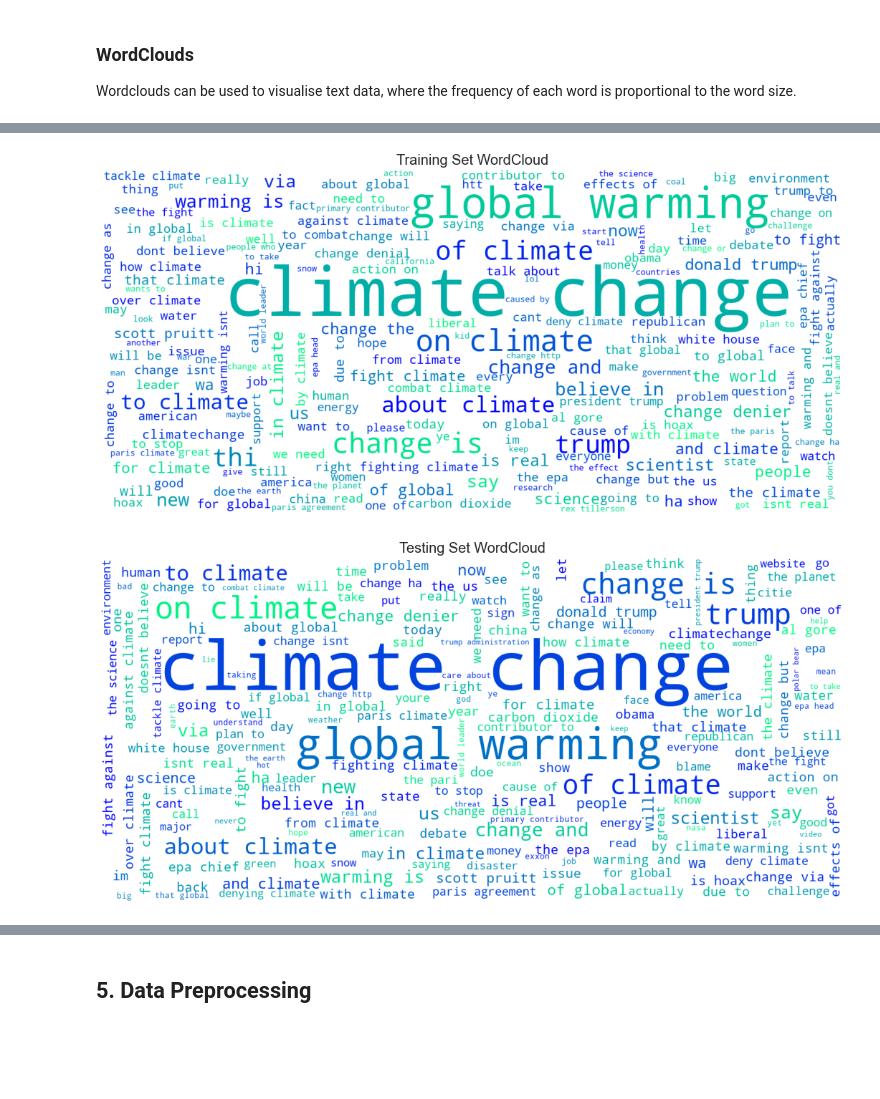
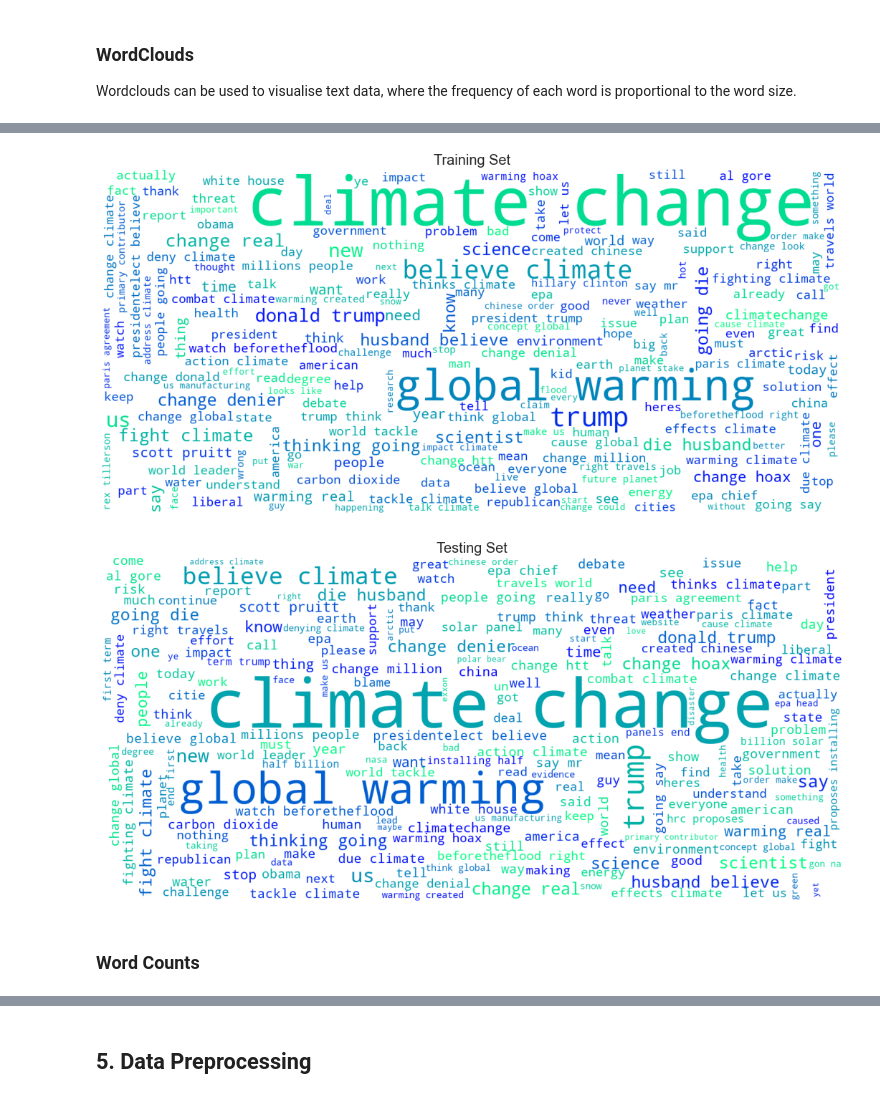
Before and after one commit to Lizette95/Team_RM5_ClassificationPredict_Notebook, a Jupyter notebook: Team_RM5_ClassificationNotebook.ipynb, the cells around one changed output, grey strips where cells are left out. Drawn from its saved outputs; the diff is of its cells as text; code cells hidden in the pictures; blank space fills up the shorter version.

Commit message:
Data cleaning, tokenization, stopwords & EDA

```diff
--- a/Team_RM5_ClassificationNotebook.ipynb
+++ b/Team_RM5_ClassificationNotebook.ipynb
@@ -141,6 +195,7 @@ There are 971 duplicate rows in the testing set.
 # %%
-train_data = train.drop_duplicates(subset='message', keep='first')
-test_data = test.drop_duplicates(subset='message', keep='first')
+# Drop duplicate rows/retweets
+# train_data = train_data.drop_duplicates(subset='message', keep='first')
+# test_data = test_data.drop_duplicates(subset='message', keep='first')
 # %% [markdown]
 ### Remove Unwanted Columns
 # %%
@@ -167,0 +225,3 @@ test_data.head()
+# %%
+train_data['message'] = train_data['message'].apply(word_tokenize)
+test_data['message'] = test_data['message'].apply(word_tokenize)
@@ -190,0 +248,12 @@ test_data['message'] = test_data['message'].apply(remove_noise)
+# %%
+def remove_stopwords(text):
+    """
+    Remove stopwords from text data.
+    """
+    stop_words = stopwords.words('english')
+    stop_words.extend(['https','via'])
+    stop_words = set(stop_words)
+    return [word for word in text if not word in stop_words]
+
+train_data['message'] = train_data['message'].apply(remove_stopwords)
+test_data['message'] = test_data['message'].apply(remove_stopwords)
@@ -252,11 +380,12 @@ Wordclouds can be used to visualise text data, where the frequency of each word
 # %%
 # Make Wordclouds
 def wc(df):
+    """
+    Join words to create wordclouds.
+    """
     words = ''
     for i in df:
-        i = str(i)
-        tokens = i.split()
-        words += " ".join(tokens)+" "
+        words += " ".join(i)+" "
     return words
 # Training Set
 train_words = wc(train_data['message'])
@@ -267,22 +427,24 @@ test_wordcloud = WordCloud(width=1500, height=700, background_color='white', col
 # %%
 # Wordcloud for Training Data
 plt.figure(figsize = (15, 7), facecolor = None)
-plt.title("Training Set WordCloud",fontsize=20)
+plt.title("Training Set",fontsize=20)
 plt.imshow(train_wordcloud)
 plt.axis("off")
 plt.tight_layout(pad = 0)
 
 plt.show()
 # %% [output]
-[figure, old version]
+[figure, new version]
 # %%
 # Wordcloud for Testing Data
 plt.figure(figsize = (15, 7), facecolor = None)
-plt.title("Testing Set WordCloud",fontsize=20)
+plt.title("Testing Set",fontsize=20)
 plt.imshow(test_wordcloud)
 plt.axis("off")
 plt.tight_layout(pad = 0)
 
 plt.show()
 # %% [output]
-[figure, old version]
+[figure, new version]
+# %% [markdown]
+### Word Counts
```
Also changed, not shown: parts of 40 cells of this notebook.
